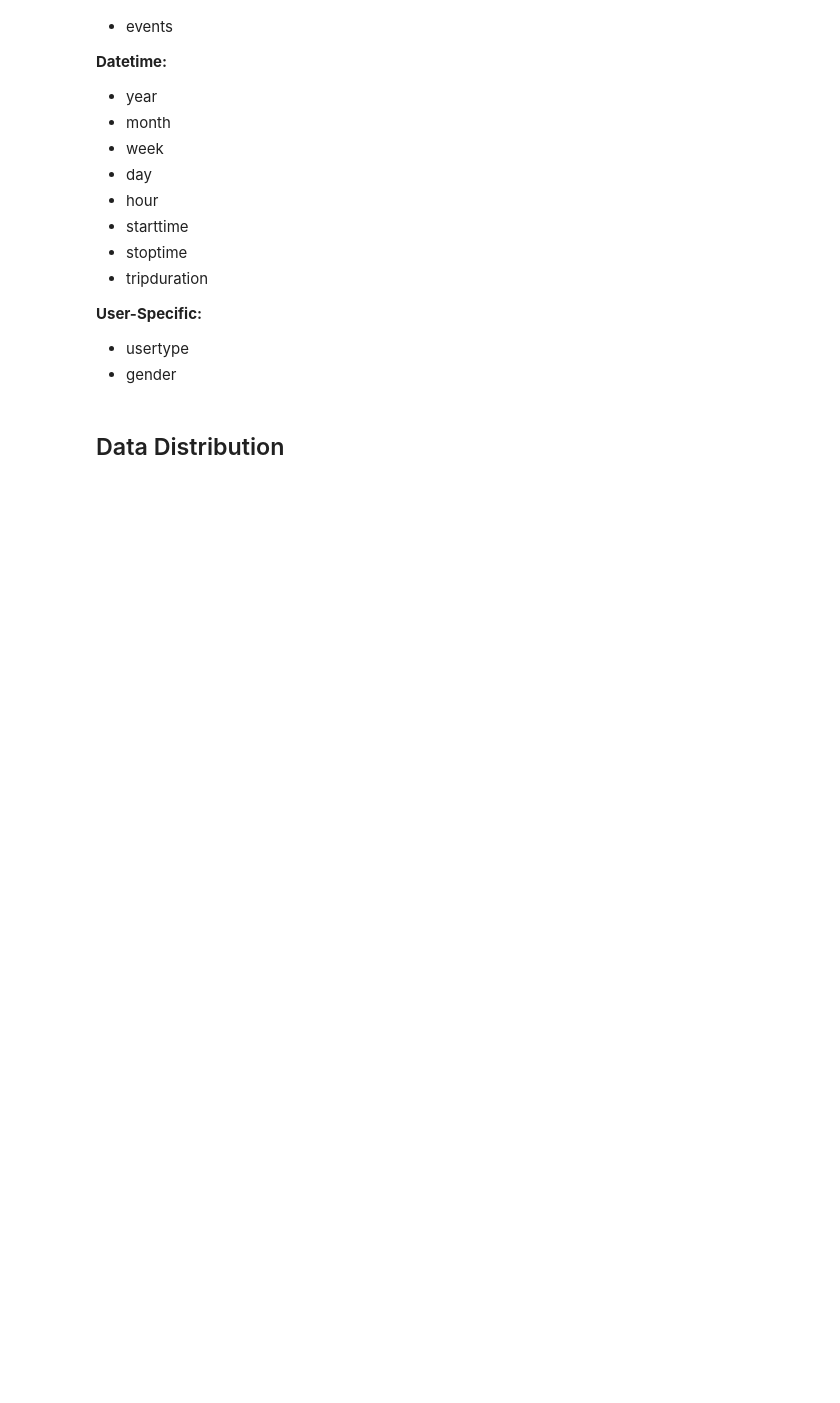
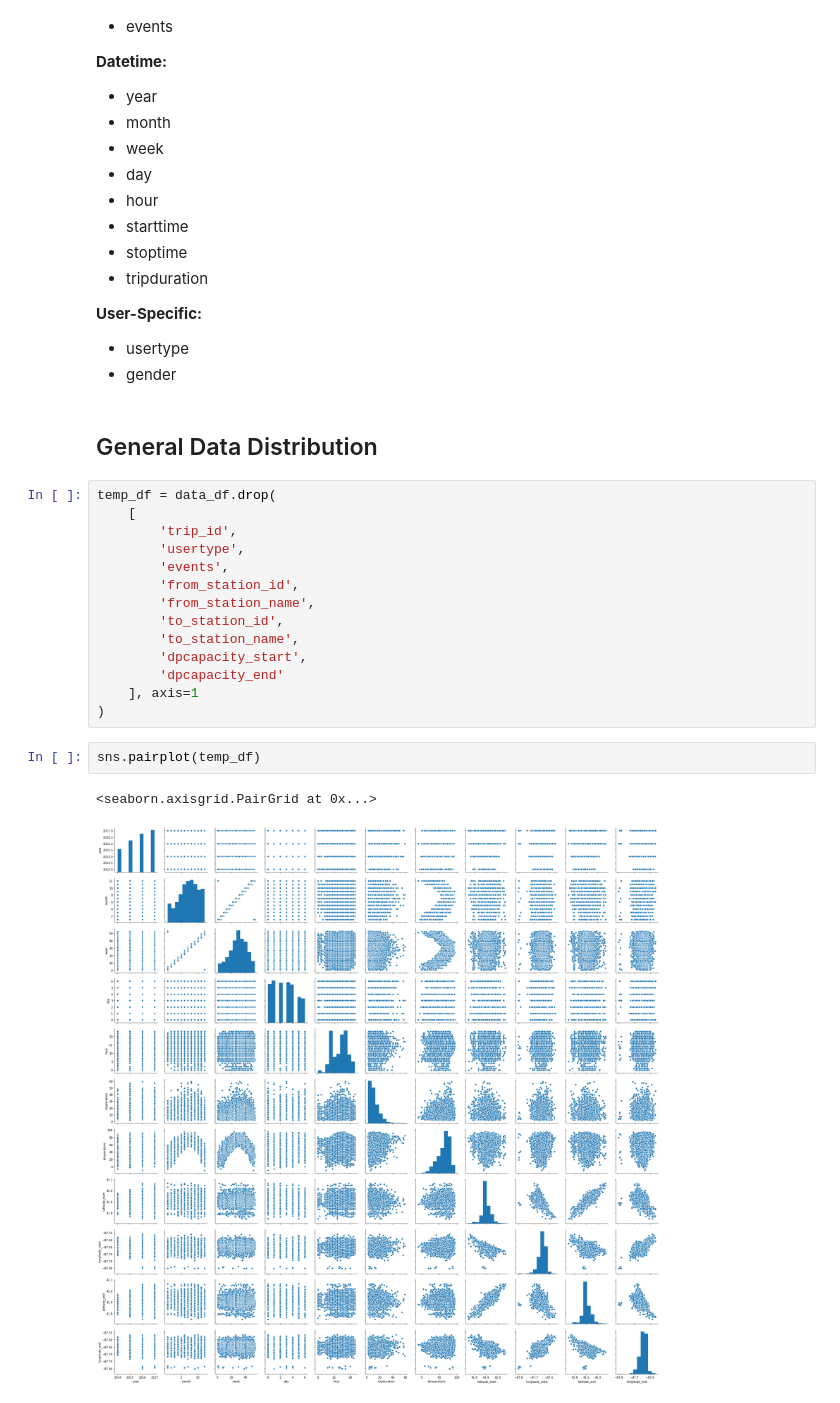
Before and after one commit to mickey-is-codin/data-science, a Jupyter notebook: Kaggle/Divvy/EDA.ipynb, the cells around one changed output. Saved outputs shown, nothing was run; the diff lists cells and outputs as text; blank space fills up the shorter version.

```diff
--- a/Kaggle/Divvy/EDA.ipynb
+++ b/Kaggle/Divvy/EDA.ipynb
@@ -124,4 +124,23 @@ data_df.describe()
  * usertype
  * gender
 # %% [markdown]
-## Data Distribution
+## General Data Distribution
+# %%
+temp_df = data_df.drop(
+    [
+        'trip_id',
+        'usertype',
+        'events',
+        'from_station_id',
+        'from_station_name',
+        'to_station_id',
+        'to_station_name',
+        'dpcapacity_start',
+        'dpcapacity_end'
+    ], axis=1
+)
+# %%
+sns.pairplot(temp_df)
+# %% [output]
+<seaborn.axisgrid.PairGrid at 0x...>
+[figure, added]
```
Also changed, not shown: parts of 7 cells of this notebook.
